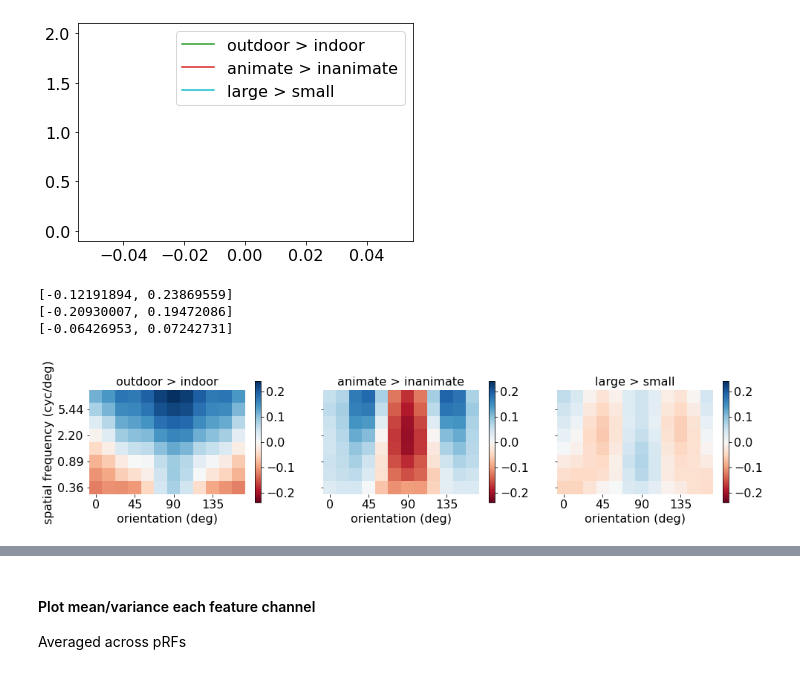
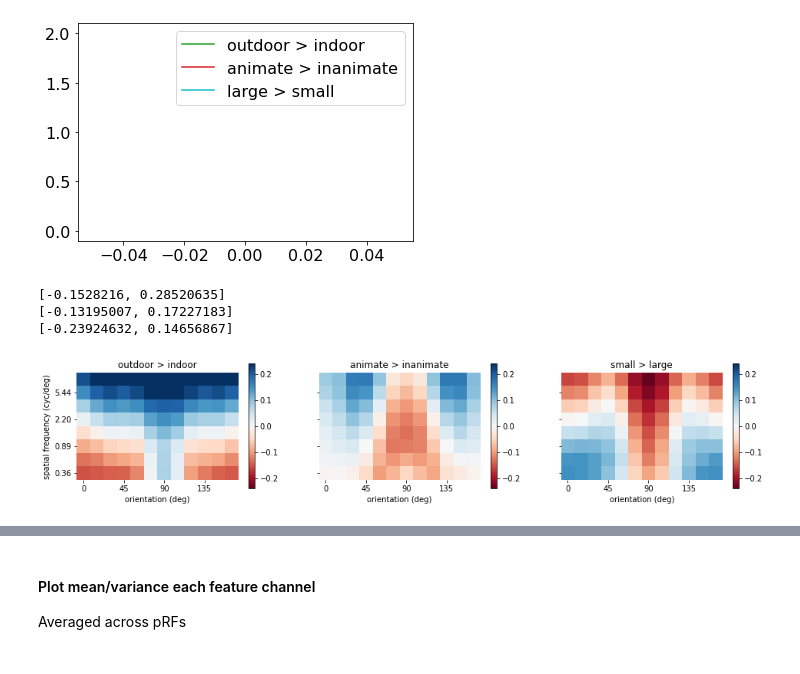
Before and after one commit to mmhenderson/image_stats_gabor, a Jupyter notebook: plot_image_stats/gabor_feature_stats.ipynb, the cells around one changed output, grey strips where cells are left out. Cells and saved outputs as stored; diff of their text form; code cells hidden in the pictures.

Commit message:
updating notebooks for plotting

```diff
--- a/plot_image_stats/gabor_feature_stats.ipynb
+++ b/plot_image_stats/gabor_feature_stats.ipynb
@@ -24,12 +24,20 @@ n_prfs = len(models)
 feature_type='gabor_solo'
 subject=999
 
-mean, var, covar = \
+mean, var, _ = \
         load_feature_stats.load_feature_stats(feature_type, subject=subject)
 
-partial_corr, partial_nsamp, partial_names, partial_signed_names = \
+partial_corr, _, _, partial_signed_names = \
         load_feature_stats.load_feature_semantic_partial_corrs(feature_type, subject=subject,\
-                                                       min_samp=20, verbose=True)
+                                                       min_samp=20, verbose=True, \
+                                                     which_axes_negate = [1,2])
+
+corr, _, _, _, signed_names = \
+        load_feature_stats.load_feature_semantic_corrs(feature_type, subject=subject, \
+                                                       which_axes_negate = [1,2,3], \
+                                                       min_samp=10, verbose=False)
+corr = corr[:,:,[0,2,3]]
+signed_names = np.array(signed_names)[[0,2,3]]
 
 n_partial_discrim_types = partial_corr.shape[2]
 axes_to_do_partial = [0,2,3]
@@ -43,6 +55,7 @@ mean_reshaped = np.reshape(mean, [n_ori, n_sf, n_prfs], order = 'F')
 var_reshaped = np.reshape(var, [n_ori, n_sf, n_prfs], order = 'F')
 
 partial_corr_reshaped = np.reshape(partial_corr, [n_ori, n_sf, n_prfs, len(axes_to_do_partial)], order='F')
+corr_reshaped = np.reshape(corr, [n_ori, n_sf, n_prfs, len(axes_to_do_partial)], order='F')
 # %% [markdown]
 #### Plot partial correlations, overlaying different semantic axes
 # %%
@@ -117,37 +130,37 @@ plt.figure(figsize=(16,3));
 
 for ai, aa in enumerate(axes_to_do_partial):
 
     plt.subplot(1,3,ai+1)
 
-    image = np.mean(partial_corr_reshaped[:,:,:,ai], axis=2)
+    image = np.mean(corr_reshaped[:,:,:,ai], axis=2)
     print([np.min(image), np.max(image)])
     plt.pcolormesh(image.T, vmin=clims[ai][0], vmax=clims[ai][1], cmap=cm.RdBu)
     # plt.pcolormesh(image.T)
     plt.colorbar()
     plt.xticks(np.arange(0,12,3)+0.5, np.arange(0,180,45))
     sf_ticks = sf_unique[[0,2,4,6]].round(2)
     if ai==0:
         plt.yticks(np.array([0,2,4,6])+0.5, ['%.2f'%sf for sf in sf_ticks])
         plt.ylabel('spatial frequency (cyc/deg)')
     else:
         plt.yticks(np.array([0,2,4,6])+0.5, [])
 
 
     plt.axis('square')
     plt.xlim([0,12])
     plt.ylim([0,8])
     # plt.axis('off')
 
     plt.xlabel('orientation (deg)')
 
     plt.title(partial_signed_names[ai])
 
     plt.box(False)
 
-fn2save = fn2save = os.path.join(default_paths.fig_path,'Gabor_semantic_corrs_2dplots.pdf')
-plt.savefig(fn2save)
+# fn2save = fn2save = os.path.join(default_paths.fig_path,'Gabor_semantic_corrs_2dplots.pdf')
+# plt.savefig(fn2save)
 # %% [output]
-[-0.12191894, 0.23869559]
-[-0.20930007, 0.19472086]
-[-0.06426953, 0.07242731]
+[-0.1528216, 0.28520635]
+[-0.13195007, 0.17227183]
+[-0.23924632, 0.14656867]
-[figure, old version]
+[figure, new version]
```
Also changed, not shown: parts of 5 cells of this notebook, 8 other files.
